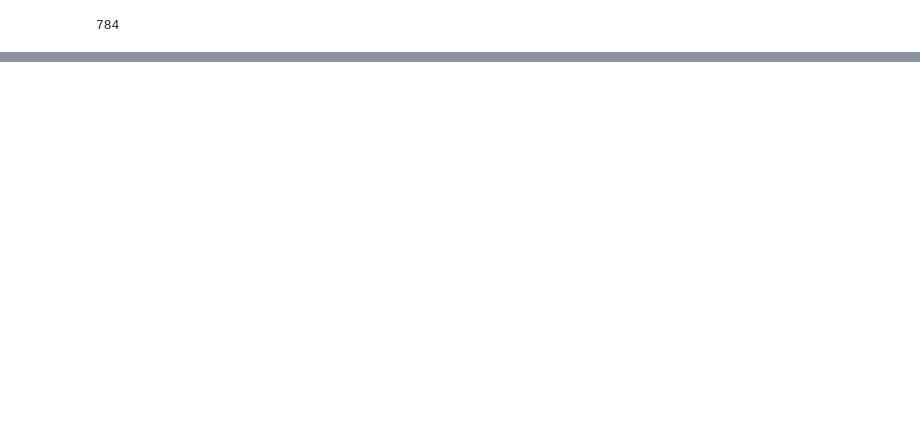
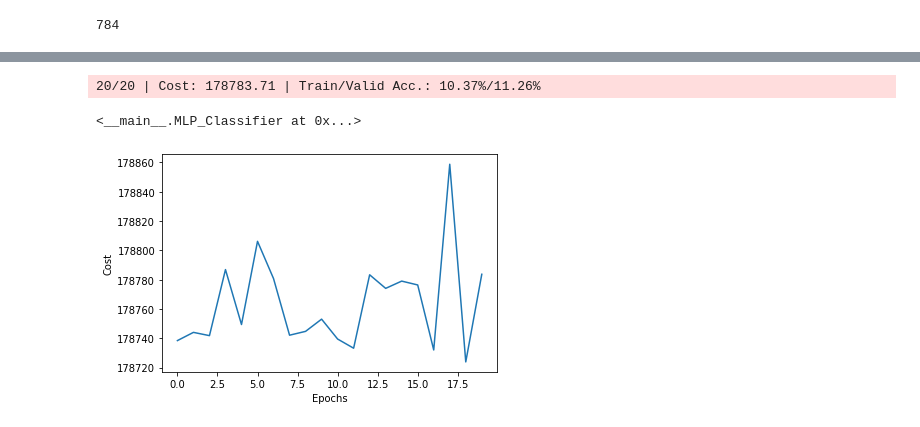
Before and after one commit to yasuharuokazaki/Learn_MachineLearning, a Jupyter notebook: 自主研究課題.ipynb, the cells around one changed output, grey strips where cells are left out. Cells and saved outputs as stored; diff of their text form; code cells hidden in the pictures; blank space fills up the shorter version.

```diff
--- a/自主研究課題.ipynb
+++ b/自主研究課題.ipynb
@@ -326,0 +384,14 @@ plt.show()
+# %%
+nn2 =  MLP_Classifier(n_hidden1=30,n_hidden2=50,n_hidden3=30,l2=0.01,epochs=20,eta=0.0005,minibatch_size = 1,shuffle=True,seed=1)
+# %%
+nn2.fit(X_train=x_train[:55000],y_train=y_train[:55000],X_valid=x_train[55000:],y_valid=y_train[55000:])
+# %% [output]
+20/20 | Cost: 178783.71 | Train/Valid Acc.: 10.37%/11.26%
+<__main__.MLP_Classifier at 0x...>
+# %%
+plt.plot(range(nn2.epochs),nn2.eval_["cost"])
+plt.ylabel("Cost")
+plt.xlabel("Epochs")
+plt.show()
+# %% [output]
+[figure, added]
```
Also changed, not shown: parts of 20 cells of this notebook.
